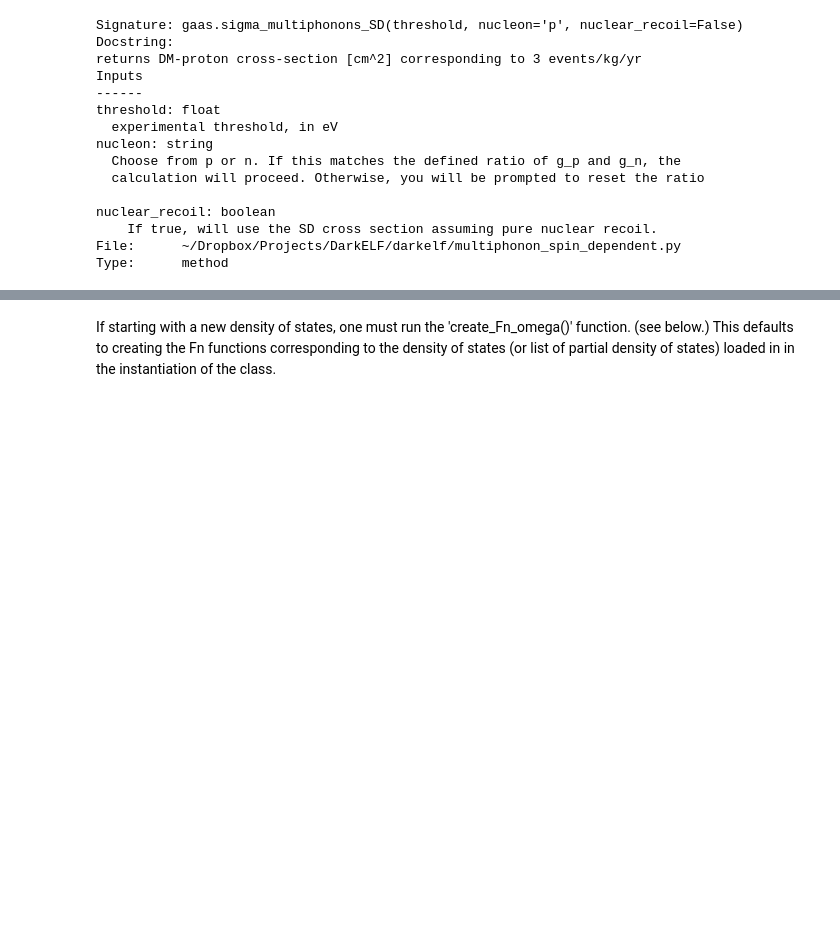
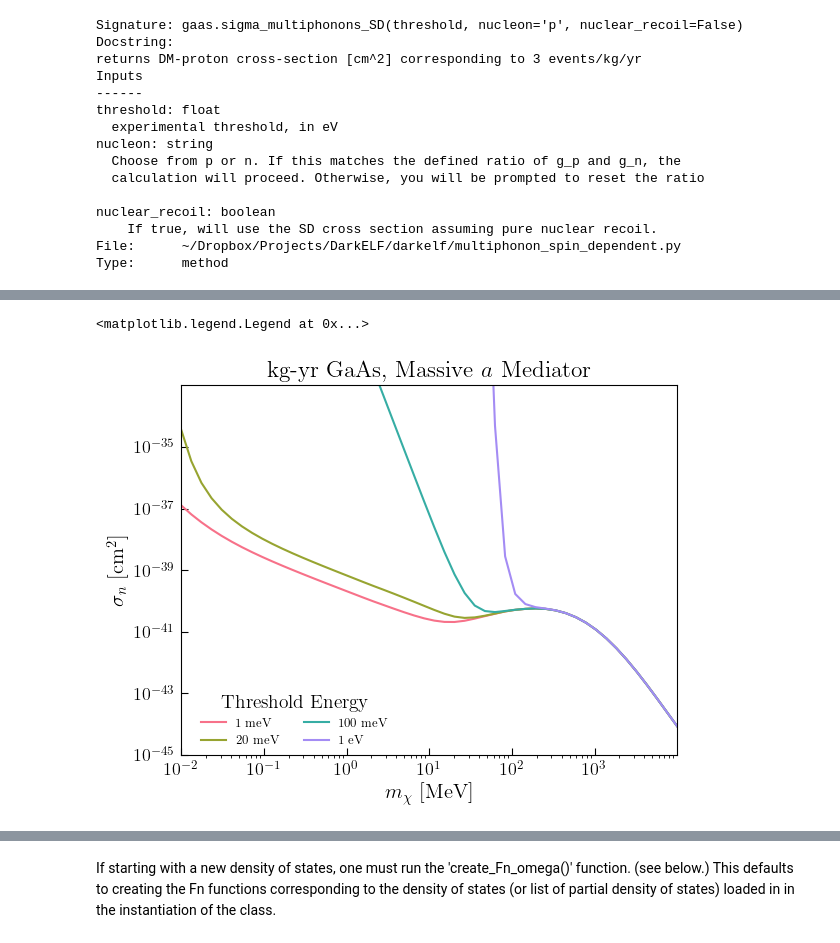
Before and after one commit to tongylin/DarkELF, a Jupyter notebook: examples/darkelf_multiphonons_spin_dependent.ipynb, the cells around one changed output, grey strips where cells are left out. Drawn from its saved outputs; the diff is of its cells as text; code cells hidden in the pictures; blank space fills up the shorter version.

```diff
--- a/examples/darkelf_multiphonons_spin_dependent.ipynb
+++ b/examples/darkelf_multiphonons_spin_dependent.ipynb
@@ -194,0 +259,60 @@ ax.legend(loc=(0.03,0.01),fontsize=9,frameon=False,ncol=2,title='Threshold Energ
+# %%
+import seaborn as sns
+
+points = 50
+
+mdm = np.logspace(4, 10, points)
+
+reaches1 = np.zeros(points)
+reaches2 = np.zeros(points)
+reaches3 = np.zeros(points)
+reaches4 = np.zeros(points)
+
+import time
+
+for i, mass in enumerate(tqdm(mdm)):
+    gaas.update_params(mX = mass, mediator = 'massive', SD_op = "a") # update the DM mass
+    if(mass > 1e9):
+        nuclear_recoil=True
+    else:
+        nuclear_recoil=False
+    reaches1[i] = gaas.sigma_multiphonons_SD(threshold=1e-3, nuclear_recoil=nuclear_recoil)
+    reaches2[i] = gaas.sigma_multiphonons_SD(threshold=20e-3, nuclear_recoil=nuclear_recoil)
+    reaches3[i] = gaas.sigma_multiphonons_SD(threshold=1e-1, nuclear_recoil=nuclear_recoil)
+    reaches4[i] = gaas.sigma_multiphonons_SD(threshold=1, nuclear_recoil=nuclear_recoil)
+
+colors = sns.color_palette("husl", 4)
+
+fig, ax = plt.subplots()
+
+
+ax.plot(mdm/1e6, reaches1, label='$1$ meV', color=colors[0])
+ax.plot(mdm/1e6, reaches2, label='$20$ meV', color=colors[1])
+ax.plot(mdm/1e6, reaches3, label='$100$ meV', color=colors[2])
+ax.plot(mdm/1e6, reaches4, label='$1$ eV', color=colors[3])
+
+
+ax.set_xscale('log')
+ax.set_yscale('log')
+
+ax.set_xlabel(r'$m_\chi \ [\mathrm{MeV}]$',fontsize=15)
+ax.set_ylabel(r'$\sigma_n \ [\mathrm{cm}^2]$',fontsize=15)
+
+ax.tick_params(axis="both",which="major",labelsize=13,direction="in",pad=5)
+
+ax.set_title(r"kg-yr GaAs, Massive $a$ Mediator")
+
+ax.set_xlim([1e-2,1e4])
+ax.set_ylim([1e-45,1e-33])
+
+xtick_major = [pow(10.,n) for n in range(-2,4,1)]
+ytick_major = [pow(10.,n) for n in range(-45,-33,2)]
+ax.set_yticks(ytick_major)
+ax.set_xticks(xtick_major)
+
+ax.legend(loc=(0.03,0.01),fontsize=9,frameon=False,ncol=2,title='Threshold Energy')
+
+#plt.savefig(plotdir+"gaas_heavy_multiphonon_SD.pdf",bbox_inches='tight')
+# %% [output]
+<matplotlib.legend.Legend at 0x...>
+[figure, added]
```
Also changed, not shown: parts of 12 cells of this notebook, 1 other file.
